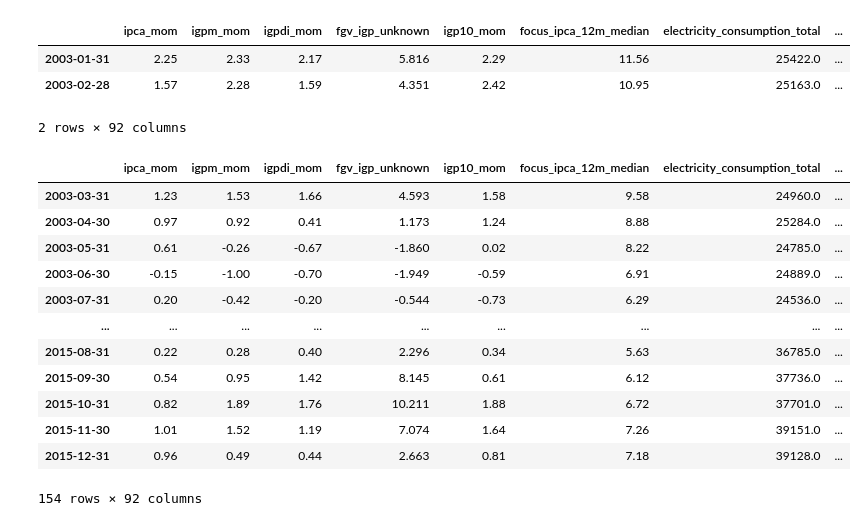
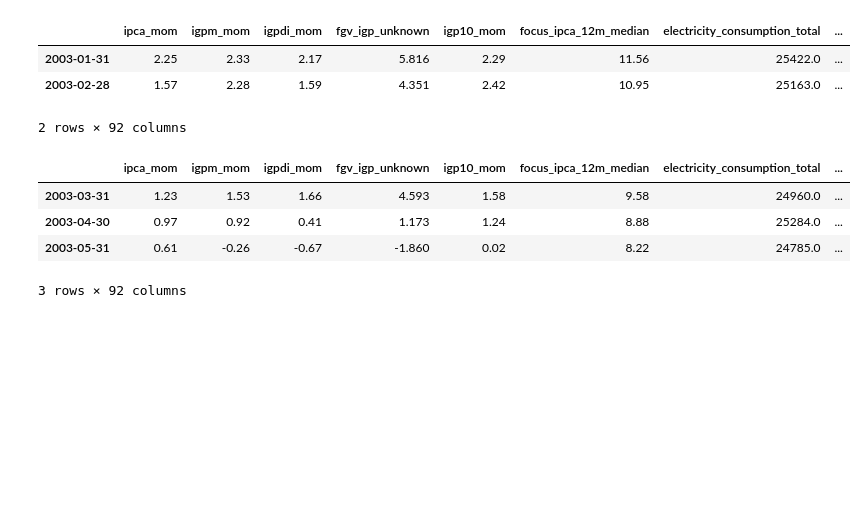
Before and after one commit to pedrohfs9/Previsao-IPCA, a Jupyter notebook: notebooks/01_data_exploration.ipynb, the cells around one changed output. Drawn from its saved outputs; the diff is of its cells as text; code cells hidden in the pictures; blank space fills up the shorter version.

```diff
--- a/notebooks/01_data_exploration.ipynb
+++ b/notebooks/01_data_exploration.ipynb
@@ -141,18 +141,12 @@ df.loc[(df.index == "2003-01-31") | (df.index == "2003-02-28")]
 | 2003-02-28 | 1.57 | 2.28 | 1.59 | 4.351 | 2.42 | 10.95 | 25163.0 | ... |
 2 rows × 92 columns
 # %%
-df.drop(["2003-01-31", "2003-02-28"])
+df = df.drop(["2003-01-31", "2003-02-28"])
-# %% [output]
-|  | ipca_mom | igpm_mom | igpdi_mom | fgv_igp_unknown | igp10_mom | focus_ipca_12m_median | electricity_consumption_total | ... |
-| 2003-03-31 | 1.23 | 1.53 | 1.66 | 4.593 | 1.58 | 9.58 | 24960.0 | ... |
-| 2003-04-30 | 0.97 | 0.92 | 0.41 | 1.173 | 1.24 | 8.88 | 25284.0 | ... |
-| 2003-05-31 | 0.61 | -0.26 | -0.67 | -1.860 | 0.02 | 8.22 | 24785.0 | ... |
-| 2003-06-30 | -0.15 | -1.00 | -0.70 | -1.949 | -0.59 | 6.91 | 24889.0 | ... |
-| 2003-07-31 | 0.20 | -0.42 | -0.20 | -0.544 | -0.73 | 6.29 | 24536.0 | ... |
-| ... | ... | ... | ... | ... | ... | ... | ... | ... |
-| 2015-08-31 | 0.22 | 0.28 | 0.40 | 2.296 | 0.34 | 5.63 | 36785.0 | ... |
-| 2015-09-30 | 0.54 | 0.95 | 1.42 | 8.145 | 0.61 | 6.12 | 37736.0 | ... |
-| 2015-10-31 | 0.82 | 1.89 | 1.76 | 10.211 | 1.88 | 6.72 | 37701.0 | ... |
-| 2015-11-30 | 1.01 | 1.52 | 1.19 | 7.074 | 1.64 | 7.26 | 39151.0 | ... |
-| 2015-12-31 | 0.96 | 0.49 | 0.44 | 2.663 | 0.81 | 7.18 | 39128.0 | ... |
-154 rows × 92 columns
+# %%
+df.head(3)
+# %% [output]
+|  | ipca_mom | igpm_mom | igpdi_mom | fgv_igp_unknown | igp10_mom | focus_ipca_12m_median | electricity_consumption_total | ... |
+| 2003-03-31 | 1.23 | 1.53 | 1.66 | 4.593 | 1.58 | 9.58 | 24960.0 | ... |
+| 2003-04-30 | 0.97 | 0.92 | 0.41 | 1.173 | 1.24 | 8.88 | 25284.0 | ... |
+| 2003-05-31 | 0.61 | -0.26 | -0.67 | -1.860 | 0.02 | 8.22 | 24785.0 | ... |
+3 rows × 92 columns
```
Also changed, not shown: parts of 1 cell of this notebook, 1 other file.
